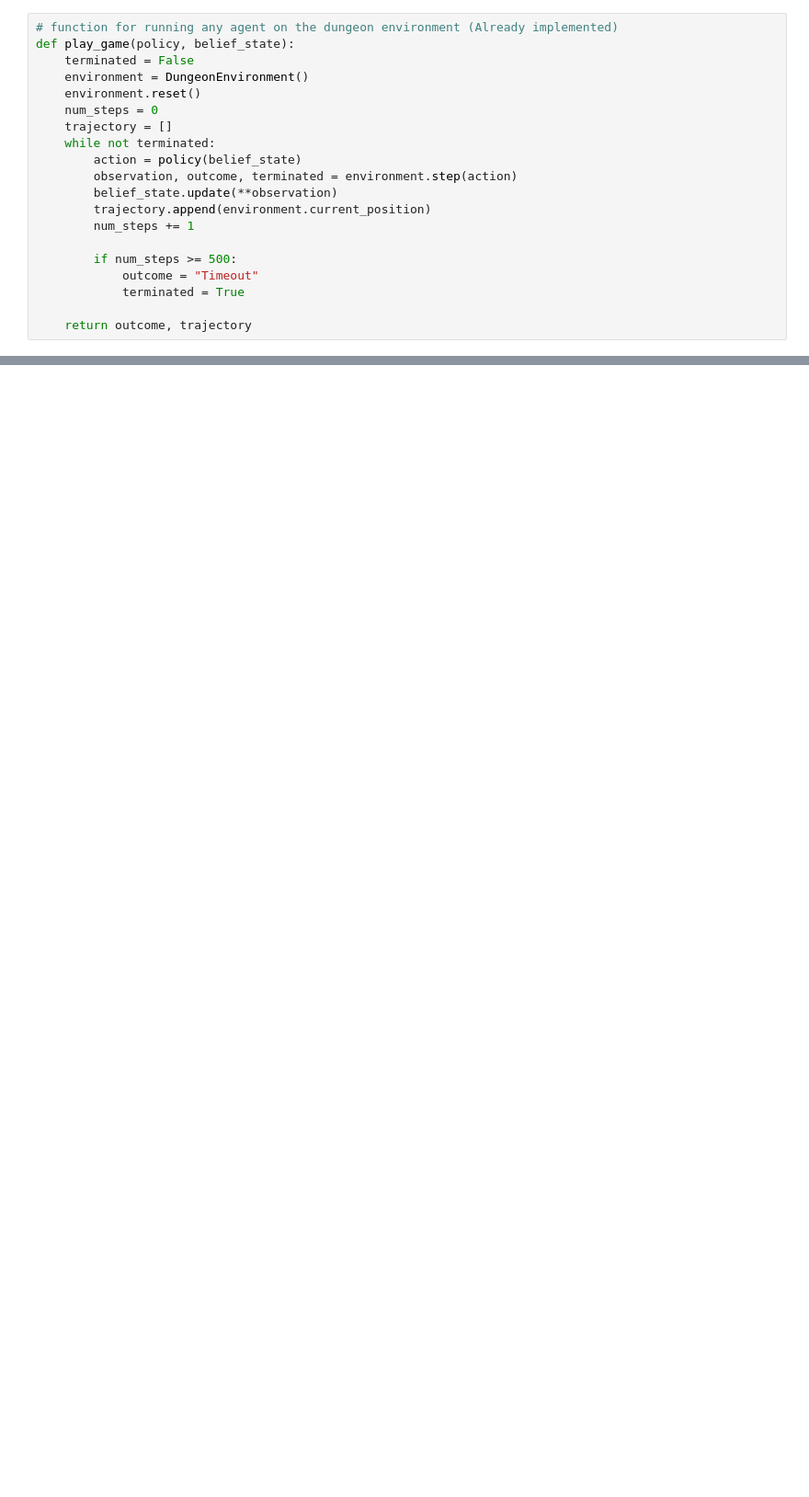
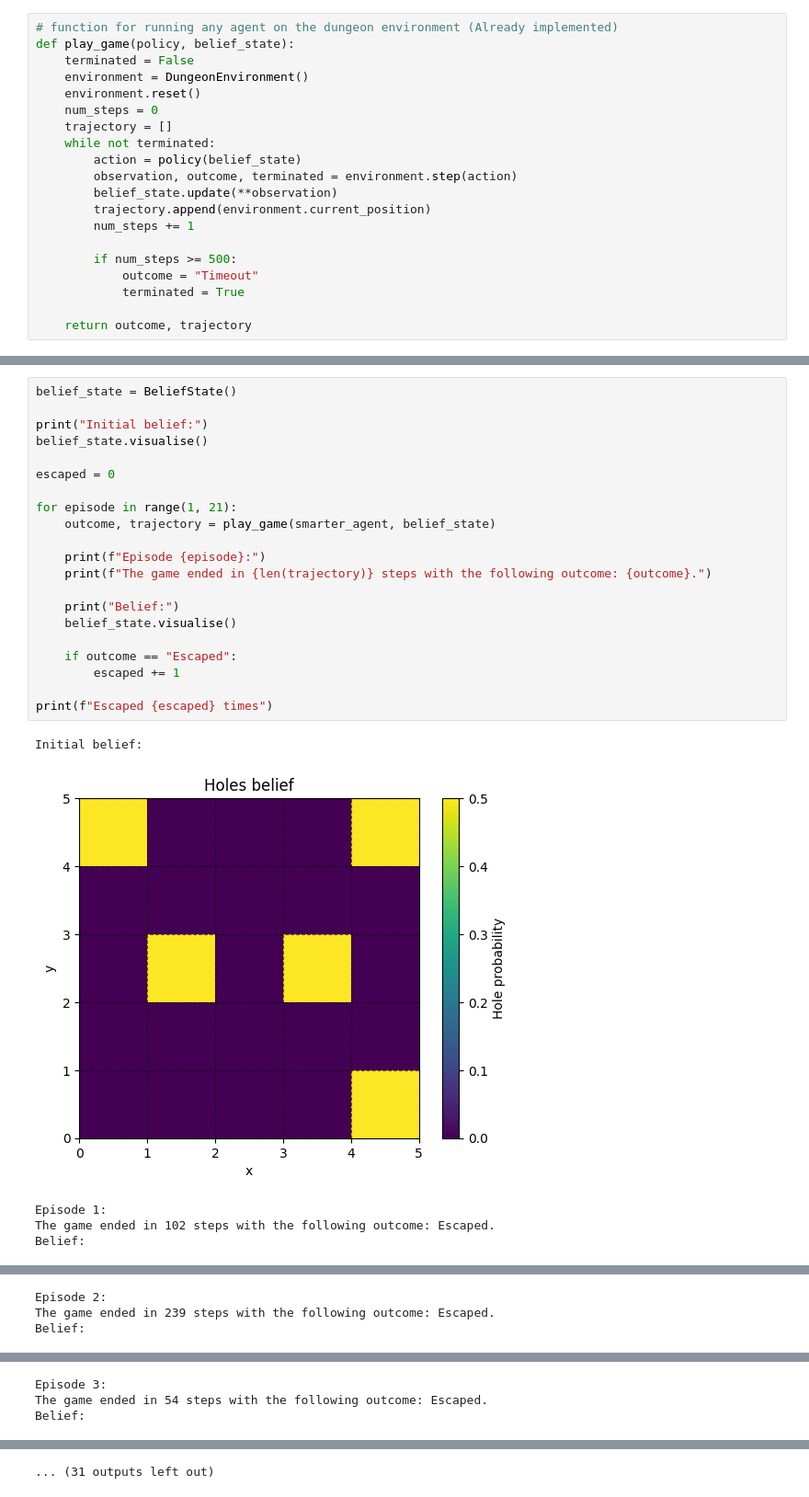
Before and after one commit to em-cd/AI-assignments-unine, a Jupyter notebook: assignment_5/dungeon_inference.ipynb, the cells around one changed output, grey strips where cells are left out. Shown at 92% size. Cells and saved outputs as stored; diff of their text form; blank space fills up the shorter version.

Commit message:
Add smarter agent

```diff
--- a/assignment_5/dungeon_inference.ipynb
+++ b/assignment_5/dungeon_inference.ipynb
@@ -203,0 +250,27 @@ for episode in range(1, 21):
+# %%
+belief_state = BeliefState()
+
+print("Initial belief:")
+belief_state.visualise()
+
+escaped = 0
+
+for episode in range(1, 21):
+    outcome, trajectory = play_game(smarter_agent, belief_state)
+
+    print(f"Episode {episode}:")
+    print(f"The game ended in {len(trajectory)} steps with the following outcome: {outcome}.")
+
+    print("Belief:")
+    belief_state.visualise()
+
+    if outcome == "Escaped":
+        escaped += 1
+
+print(f"Escaped {escaped} times")
+# %% [output]
+Initial belief:
+[figure, added]
+Episode 1:
+The game ended in 102 steps with the following outcome: Escaped.
+Belief:
@@ -203,0 +278,3 @@ for episode in range(1, 21):
+Episode 2:
+The game ended in 239 steps with the following outcome: Escaped.
+Belief:
@@ -203,0 +282,3 @@ for episode in range(1, 21):
+Episode 3:
+The game ended in 54 steps with the following outcome: Escaped.
+Belief:
@@ -203,0 +294 @@ for episode in range(1, 21):
+... (31 outputs left out)
```
Also changed, not shown: parts of 3 cells of this notebook.
